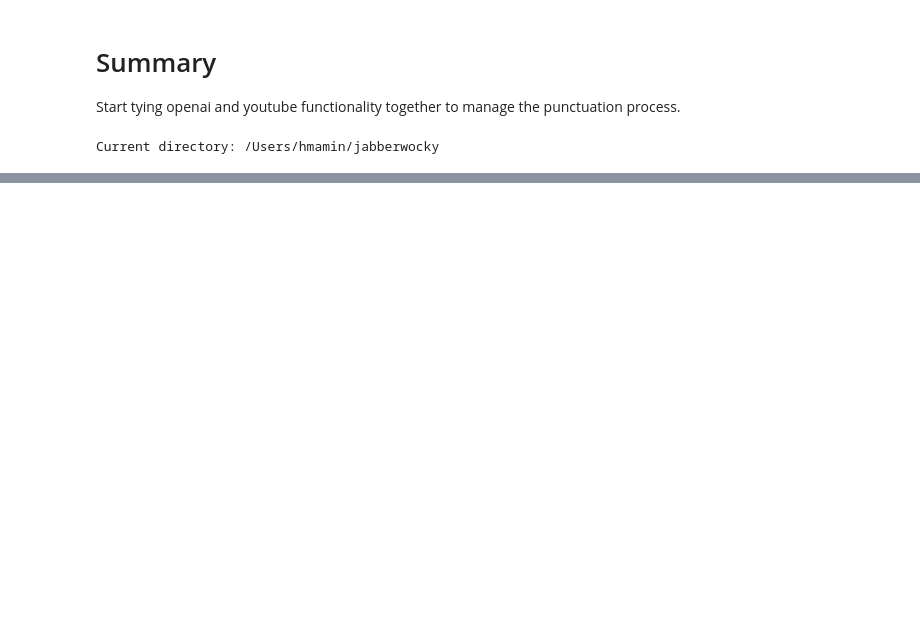
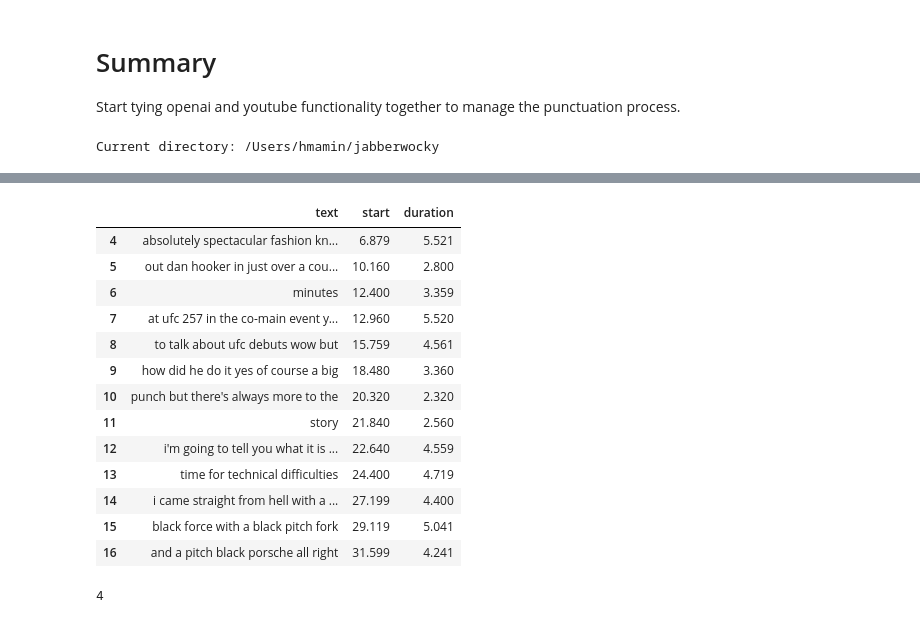
Before and after one commit to hdmamin/jabberwocky, a Jupyter notebook: notebooks/nb03-transcript-manager.ipynb, the cells around one changed output, grey strips where cells are left out. Cells and saved outputs as stored; diff of their text form; code cells hidden in the pictures; blank space fills up the shorter version.

```diff
--- a/notebooks/nb03-transcript-manager.ipynb
+++ b/notebooks/nb03-transcript-manager.ipynb
@@ -165,0 +191,3 @@ Transcript(url='https://www.youtube.com/watch?v=AtTsn1Ia4JY&ab_channel=LukeThoma
+# %%
+trans_gen = Transcript(gen_url)
+trans_gen
@@ -183,0 +275,17 @@ trans._transcript.prompt_fmt
+# %%
+trans_gen._time_range(10, 30)
+# %% [output]
+|  | text | start | duration |
+| 4 | absolutely spectacular fashion kn... | 6.879 | 5.521 |
+| 5 | out dan hooker in just over a cou... | 10.160 | 2.800 |
+| 6 | minutes | 12.400 | 3.359 |
+| 7 | at ufc 257 in the co-main event y... | 12.960 | 5.520 |
+| 8 | to talk about ufc debuts wow but | 15.759 | 4.561 |
+| 9 | how did he do it yes of course a big | 18.480 | 3.360 |
+| 10 | punch but there's always more to the | 20.320 | 2.320 |
+| 11 | story | 21.840 | 2.560 |
+| 12 | i'm going to tell you what it is ... | 22.640 | 4.559 |
+| 13 | time for technical difficulties | 24.400 | 4.719 |
+| 14 | i came straight from hell with a ... | 27.199 | 4.400 |
+| 15 | black force with a black pitch fork | 29.119 | 5.041 |
+| 16 | and a pitch black porsche all right | 31.599 | 4.241 |
@@ -183,0 +294,4 @@ trans._transcript.prompt_fmt
+# %%
+len(res)
+# %% [output]
+4
```
Also changed, not shown: parts of 24 cells of this notebook, 2 other files.
